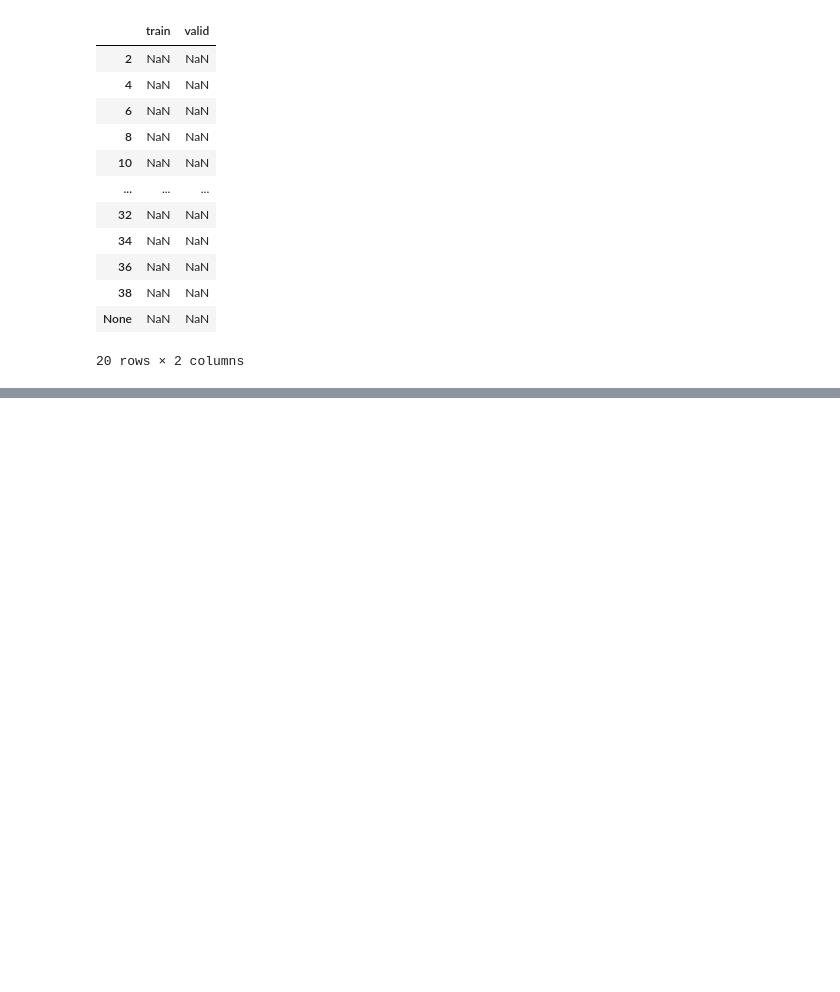
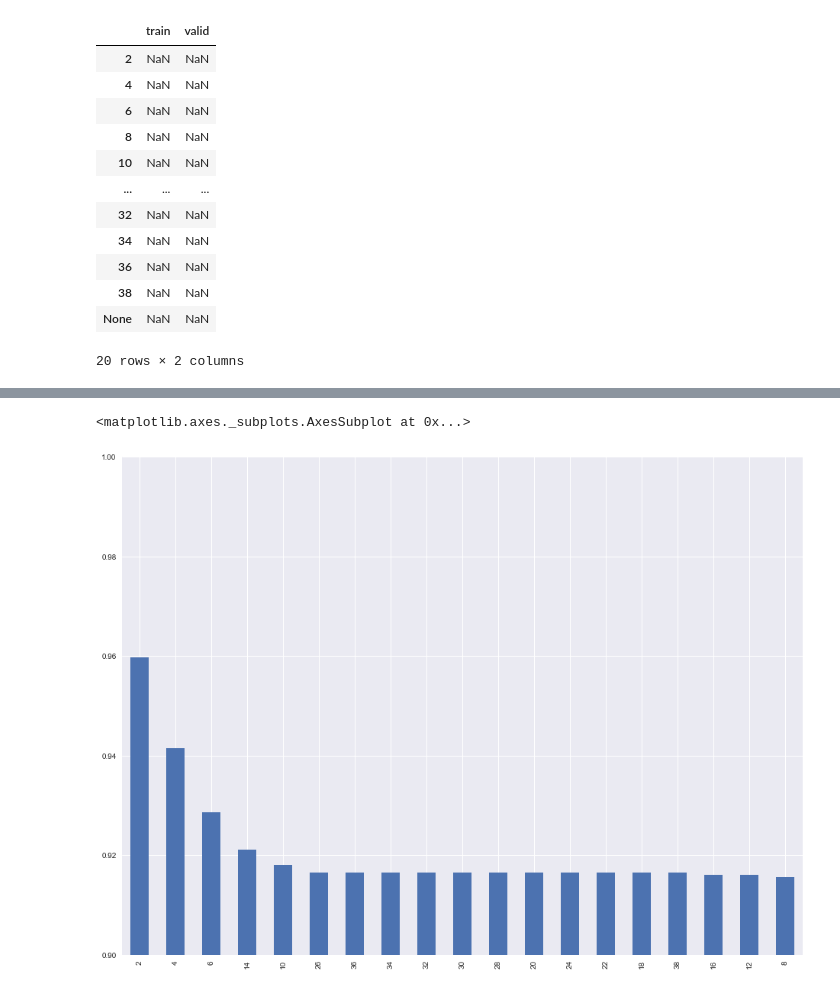
Before and after one commit to Argentan/DMA_LAB2, a Jupyter notebook: tutoriales/03_intro_validacion.ipynb, the cells around one changed output, grey strips where cells are left out. Drawn from its saved outputs; the diff is of its cells as text; code cells hidden in the pictures; blank space fills up the shorter version.

```diff
--- a/tutoriales/03_intro_validacion.ipynb
+++ b/tutoriales/03_intro_validacion.ipynb
@@ -253,0 +464,5 @@ ax = res.plot.line(grid=True, fontsize=15, ylim=(0, 1), linestyle='-', style='o'
+# %%
+res.sort_values("test", ascending=False).test.plot.bar(ylim=(0.9, 1))
+# %% [output]
+<matplotlib.axes._subplots.AxesSubplot at 0x...>
+[figure, added]
```
Also changed, not shown: parts of 30 cells of this notebook, 1 other file.
